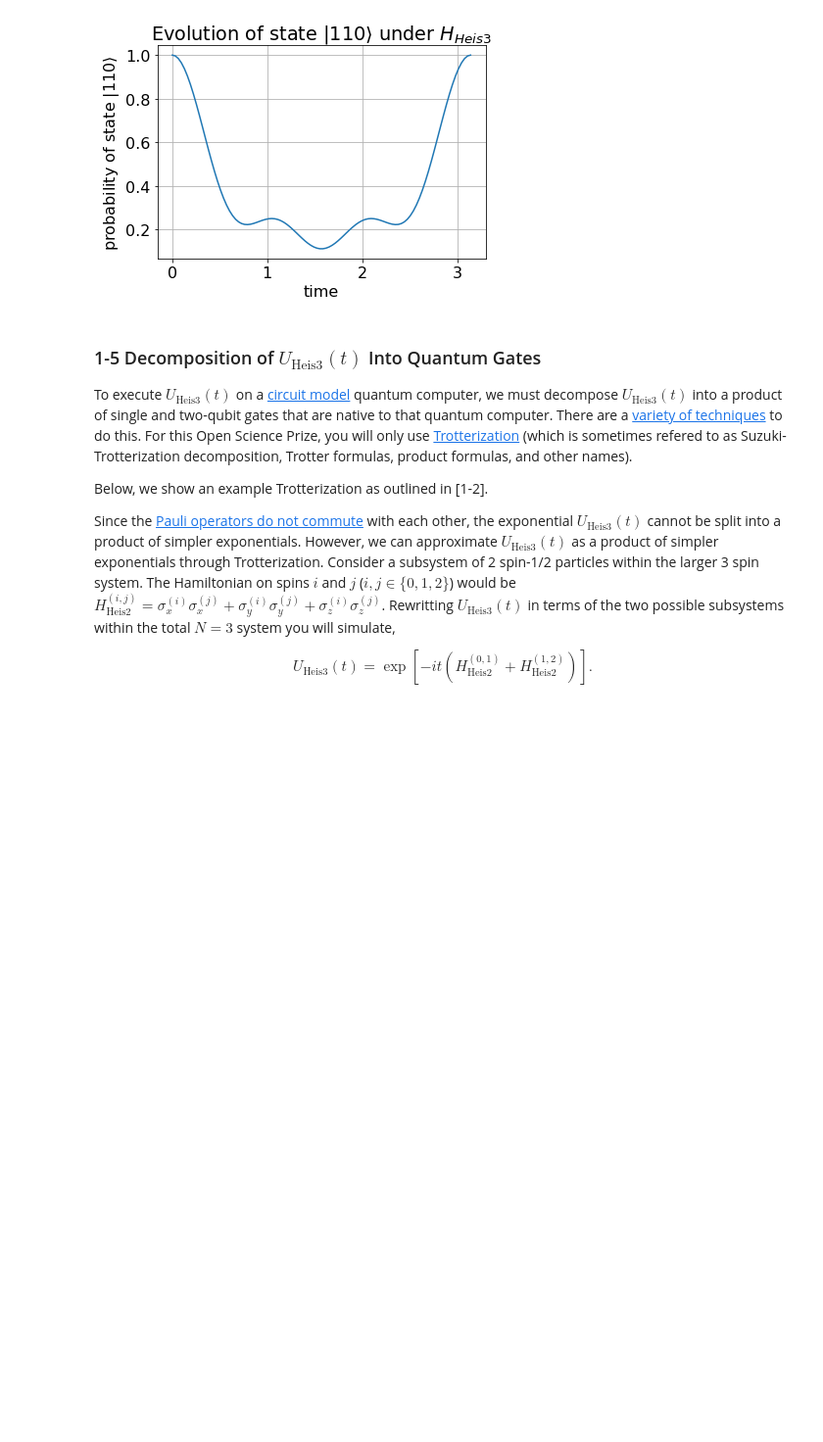
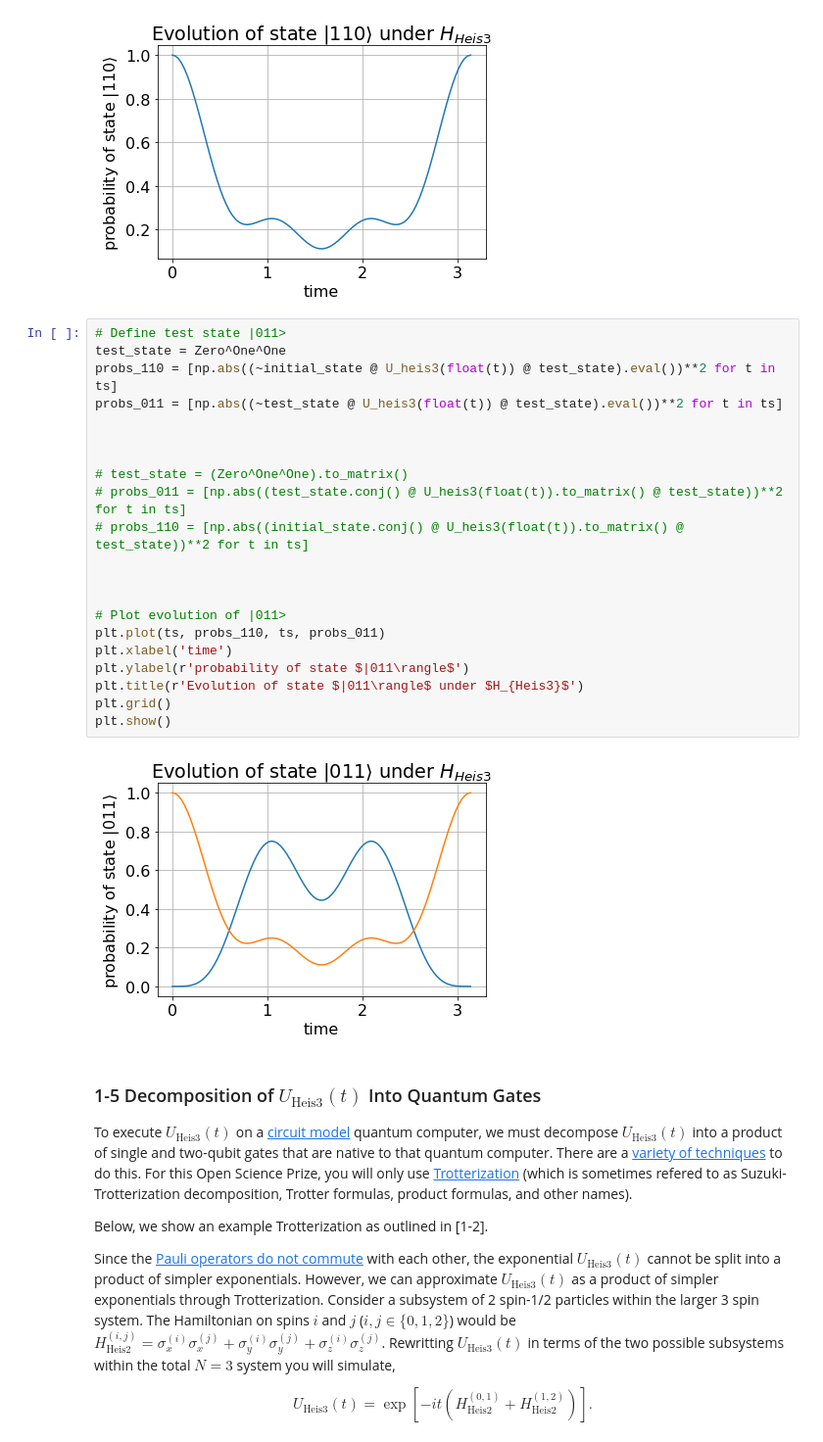
Before and after one commit to Phionx/trotts, a Jupyter notebook: explore/old/ibmq-qsim-challenge-test-playground.ipynb, the cells around one changed output. Shown: that part at 98% size. Saved outputs shown, nothing was run; the diff lists cells and outputs as text; blank space fills up the shorter version.

```diff
--- a/explore/ibmq-qsim-challenge-COPY.ipynb
+++ b/explore/old/ibmq-qsim-challenge-test-playground.ipynb
@@ -114,6 +114,29 @@ plt.grid()
 plt.show()
 # %% [output]
 [figure]
+# %%
+# Define test state |011>
+test_state = Zero^One^One
+probs_110 = [np.abs((~initial_state @ U_heis3(float(t)) @ test_state).eval())**2 for t in ts]
+probs_011 = [np.abs((~test_state @ U_heis3(float(t)) @ test_state).eval())**2 for t in ts]
+
+
+
+# test_state = (Zero^One^One).to_matrix()
+# probs_011 = [np.abs((test_state.conj() @ U_heis3(float(t)).to_matrix() @ test_state))**2 for t in ts]
+# probs_110 = [np.abs((initial_state.conj() @ U_heis3(float(t)).to_matrix() @ test_state))**2 for t in ts]
+
+
+
+# Plot evolution of |011>
+plt.plot(ts, probs_110, ts, probs_011)
+plt.xlabel('time')
+plt.ylabel(r'probability of state $|011\rangle$')
+plt.title(r'Evolution of state $|011\rangle$ under $H_{Heis3}$')
+plt.grid()
+plt.show()
+# %% [output]
+[figure, added]
 # %% [markdown]
 ### 1-5 Decomposition of $U_{\text{Heis3}}(t)$ Into Quantum Gates
 
```
Also changed, not shown: parts of 17 cells of this notebook, 5 other files.
